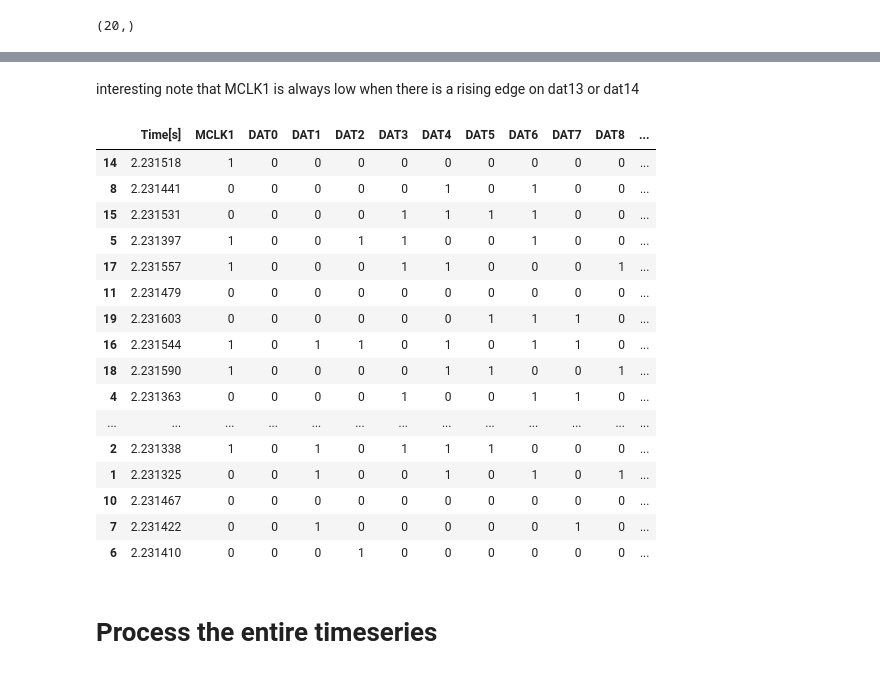
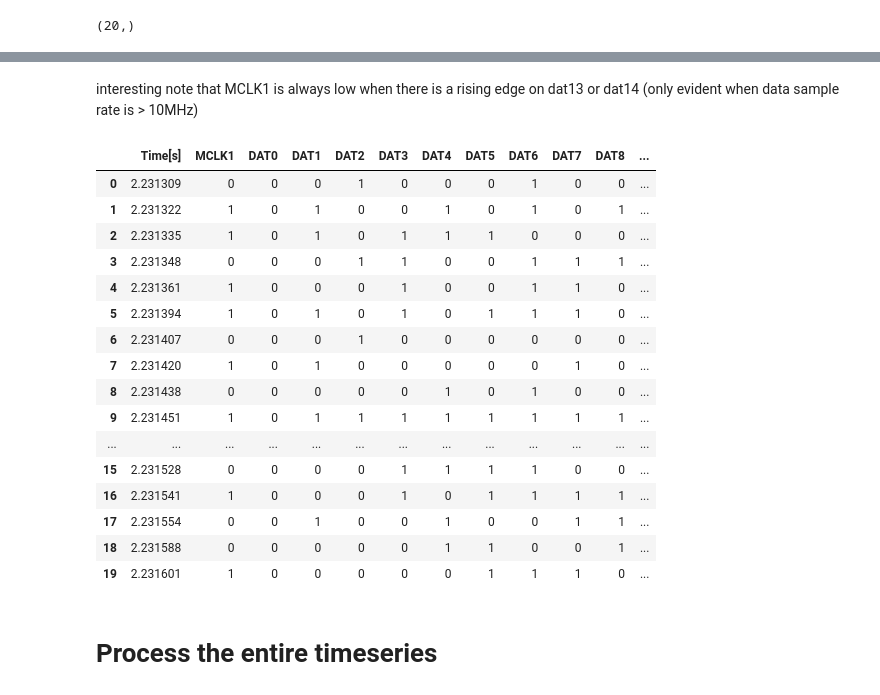
Before and after one commit to ebtrac/pp1_data_processing, a Jupyter notebook: pp1_dat_bus_processing.ipynb, the cells around one changed output, grey strips where cells are left out. Cells and saved outputs as stored; diff of their text form; code cells hidden in the pictures.

```diff
--- a/pp1_dat_bus_processing.ipynb
+++ b/pp1_dat_bus_processing.ipynb
@@ -7,12 +7,12 @@ Channels and names used for recording:
 MCLK1	DAT0	DAT1	DAT2	DAT3	DAT4	DAT5	DAT6	DAT7	DAT8	DAT9	DAT10	DAT11	DAT12	DAT13	DAT14
 # %%
 # fpath = "F:\\pp1_data_processing\\dat_bus2_split_contr.txt"
-# fpath = "F:\\pp1_data_processing\\dat_bus_split.txt"
+fpath = "F:\\pp1_data_processing\\dat_bus_split.txt"
 # fpath = "F:\\pp1_data_processing\\dat_bus_red_cycle_from_all_min.txt"
 # fpath = "F:\\pp1_data_processing\\dat_bus_red_cycle_from_all_max.txt"
 # fpath = "F:\\pp1_data_processing\\dat_bus_red_cycle_from_all_50.txt"
 # fpath = "F:\\pp1_data_processing\\dat_bus_enhancer_cycle_from_all_50.txt"
-fpath = "F:\\pp1_data_processing\\dat_bus_contrast_cycle_from_all_50.txt"
+# fpath = "F:\\pp1_data_processing\\dat_bus_contrast_cycle_from_all_50.txt"
 # fpath = "F:\\pp1_data_processing\\dat_bus_bright_cycle_from_all_50.txt"
 # fpath = "F:\\pp1_data_processing\\dat_bus_.txt"
 df = pd.read_csv(fpath)
@@ -154,5 +196,5 @@ chunkdatadf
 # %% [markdown]
-interesting note that MCLK1 is always low when there is a rising edge on dat13 or dat14
+interesting note that MCLK1 is always low when there is a rising edge on dat13 or dat14 (only evident when data sample rate is > 10MHz)
 # %%
 def converttodec(row, msbindex=0, lsbindex=-1, reverse=True):
     binlist = row.iloc[msbindex:lsbindex+1].to_list()
@@ -165,28 +207,29 @@ def converttodec(row, msbindex=0, lsbindex=-1, reverse=True):
     return dec
 # %%
 chunkdatadf['VALUE'] = chunkdatadf.apply(lambda x: converttodec(x, msbindex=3, lsbindex=10), axis=1)
-chunkdatadf['ADDRESS'] = chunkdatadf.apply(lambda x: converttodec(x, msbindex=11, lsbindex=14, reverse=False), axis=1)
+chunkdatadf['ADDRESS'] = chunkdatadf.apply(lambda x: converttodec(x, msbindex=11, lsbindex=14, reverse=True), axis=1)
 chunkdatadf['BANK'] = chunkdatadf.apply(lambda x: 'A' if x.iloc[15] == 1 else 'B', axis=1)
 chunkdatadf.reset_index(inplace=True, drop=True)
-chunkdatadf.sort_values('ADDRESS')
+# chunkdatadf.sort_values('ADDRESS')
+chunkdatadf
 # %% [output]
 |  | Time[s] | MCLK1 | DAT0 | DAT1 | DAT2 | DAT3 | DAT4 | DAT5 | DAT6 | DAT7 | DAT8 | ... |
-| 14 | 2.231518 | 1 | 0 | 0 | 0 | 0 | 0 | 0 | 0 | 0 | 0 | ... |
-| 8 | 2.231441 | 0 | 0 | 0 | 0 | 0 | 1 | 0 | 1 | 0 | 0 | ... |
-| 15 | 2.231531 | 0 | 0 | 0 | 0 | 1 | 1 | 1 | 1 | 0 | 0 | ... |
-| 5 | 2.231397 | 1 | 0 | 0 | 1 | 1 | 0 | 0 | 1 | 0 | 0 | ... |
-| 17 | 2.231557 | 1 | 0 | 0 | 0 | 1 | 1 | 0 | 0 | 0 | 1 | ... |
-| 11 | 2.231479 | 0 | 0 | 0 | 0 | 0 | 0 | 0 | 0 | 0 | 0 | ... |
-| 19 | 2.231603 | 0 | 0 | 0 | 0 | 0 | 0 | 1 | 1 | 1 | 0 | ... |
-| 16 | 2.231544 | 1 | 0 | 1 | 1 | 0 | 1 | 0 | 1 | 1 | 0 | ... |
-| 18 | 2.231590 | 1 | 0 | 0 | 0 | 0 | 1 | 1 | 0 | 0 | 1 | ... |
-| 4 | 2.231363 | 0 | 0 | 0 | 0 | 1 | 0 | 0 | 1 | 1 | 0 | ... |
+| 0 | 2.231309 | 0 | 0 | 0 | 1 | 0 | 0 | 0 | 1 | 0 | 0 | ... |
+| 1 | 2.231322 | 1 | 0 | 1 | 0 | 0 | 1 | 0 | 1 | 0 | 1 | ... |
+| 2 | 2.231335 | 1 | 0 | 1 | 0 | 1 | 1 | 1 | 0 | 0 | 0 | ... |
+| 3 | 2.231348 | 0 | 0 | 0 | 1 | 1 | 0 | 0 | 1 | 1 | 1 | ... |
+| 4 | 2.231361 | 1 | 0 | 0 | 0 | 1 | 0 | 0 | 1 | 1 | 0 | ... |
+| 5 | 2.231394 | 1 | 0 | 1 | 0 | 1 | 0 | 1 | 1 | 1 | 0 | ... |
+| 6 | 2.231407 | 0 | 0 | 0 | 1 | 0 | 0 | 0 | 0 | 0 | 0 | ... |
+| 7 | 2.231420 | 1 | 0 | 1 | 0 | 0 | 0 | 0 | 0 | 1 | 0 | ... |
+| 8 | 2.231438 | 0 | 0 | 0 | 0 | 0 | 1 | 0 | 1 | 0 | 0 | ... |
+| 9 | 2.231451 | 1 | 0 | 1 | 1 | 1 | 1 | 1 | 1 | 1 | 1 | ... |
 | ... | ... | ... | ... | ... | ... | ... | ... | ... | ... | ... | ... | ... |
-| 2 | 2.231338 | 1 | 0 | 1 | 0 | 1 | 1 | 1 | 0 | 0 | 0 | ... |
-| 1 | 2.231325 | 0 | 0 | 1 | 0 | 0 | 1 | 0 | 1 | 0 | 1 | ... |
-| 10 | 2.231467 | 0 | 0 | 0 | 0 | 0 | 0 | 0 | 0 | 0 | 0 | ... |
-| 7 | 2.231422 | 0 | 0 | 1 | 0 | 0 | 0 | 0 | 0 | 1 | 0 | ... |
-| 6 | 2.231410 | 0 | 0 | 0 | 1 | 0 | 0 | 0 | 0 | 0 | 0 | ... |
+| 15 | 2.231528 | 0 | 0 | 0 | 0 | 1 | 1 | 1 | 1 | 0 | 0 | ... |
+| 16 | 2.231541 | 1 | 0 | 0 | 0 | 1 | 0 | 1 | 1 | 1 | 1 | ... |
+| 17 | 2.231554 | 0 | 0 | 1 | 0 | 0 | 1 | 0 | 0 | 1 | 1 | ... |
+| 18 | 2.231588 | 0 | 0 | 0 | 0 | 0 | 1 | 1 | 0 | 0 | 1 | ... |
+| 19 | 2.231601 | 1 | 0 | 0 | 0 | 0 | 0 | 1 | 1 | 1 | 0 | ... |
 # %% [markdown]
 # Process the entire timeseries
 # %%
```
Also changed, not shown: parts of 7 cells of this notebook.
